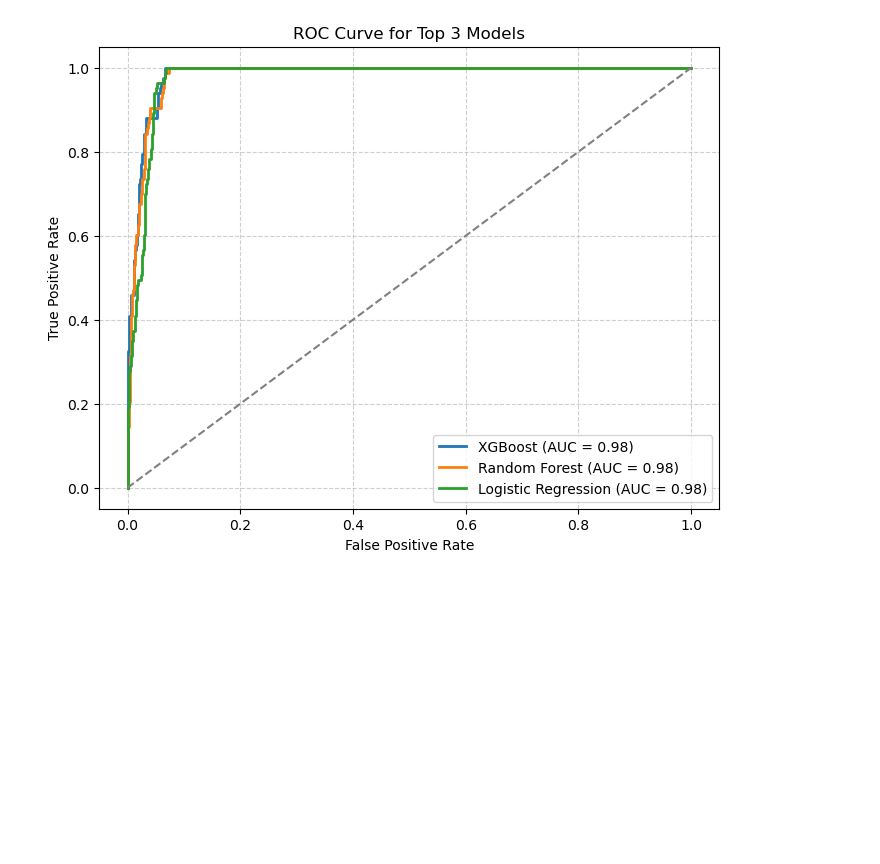
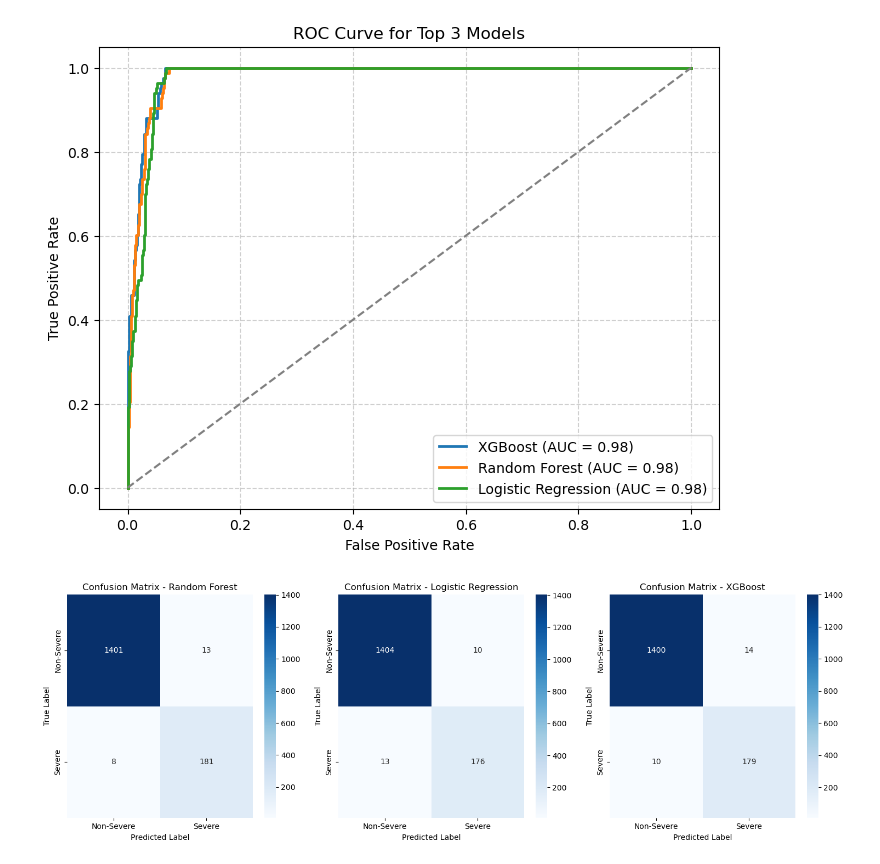
Before and after one commit to blasterniraj/disaster_prediction, a Jupyter notebook: Earthquake/1st.ipynb, the cells around one changed output. Cells and saved outputs as stored; diff of their text form; code cells hidden in the pictures; blank space fills up the shorter version.

```diff
--- a/Earthquake/1st.ipynb
+++ b/Earthquake/1st.ipynb
@@ -559,3 +467,64 @@ plt.show()
 1        Random Forest  0.932626   0.433862  0.987952  0.602941       0.982039
 2  Logistic Regression  0.925764   0.410891  1.000000  0.582456       0.977608
 [figure]
+# %%
+import pandas as pd
+import matplotlib.pyplot as plt
+import seaborn as sns
+from sklearn.model_selection import train_test_split
+from sklearn.preprocessing import StandardScaler
+from sklearn.ensemble import RandomForestClassifier
+from sklearn.linear_model import LogisticRegression
+from xgboost import XGBClassifier
+from sklearn.metrics import confusion_matrix, f1_score
+
+# Load dataset
+df = pd.read_csv("cleaned_earthquake_data.csv")
+
+df['time'] = pd.to_datetime(df['time'], format='mixed')
+df['severity'] = (df['mag'] > 4.0).astype(int)
+
+# Features and target selection
+features = ['latitude', 'longitude', 'depth', 'gap', 'dmin', 'rms']
+X = df[features]
+y = df['severity']
+
+# Standardizing data
+scaler = StandardScaler()
+X_scaled = scaler.fit_transform(X)
+
+# Splitting dataset
+X_train, X_test, y_train, y_test = train_test_split(X_scaled, y, test_size=0.2, random_state=42)
+
+# Define models
+models = {
+    "Random Forest": RandomForestClassifier(n_estimators=100, random_state=42),
+    "XGBoost": XGBClassifier(n_estimators=100, eval_metric='logloss', random_state=42),  # Fixed here
+    "Logistic Regression": LogisticRegression(max_iter=1000, random_state=42)
+}
+
+# Train models and compute F1 scores
+results = {}
+for name, model in models.items():
+    model.fit(X_train, y_train)
+    y_pred = model.predict(X_test)
+    f1 = f1_score(y_test, y_pred)
+    results[name] = {"Model": model, "F1 Score": f1, "Confusion Matrix": confusion_matrix(y_test, y_pred)}
+
+# Get top 3 models based on F1 Score
+top_3_models = sorted(results.items(), key=lambda x: x[1]['F1 Score'], reverse=True)[:3]
+
+# Plot confusion matrices
+plt.figure(figsize=(15, 5))
+for i, (name, metrics) in enumerate(top_3_models):
+    plt.subplot(1, 3, i + 1)
+    sns.heatmap(metrics["Confusion Matrix"], annot=True, fmt="d", cmap="Blues",
+                xticklabels=["Non-Severe", "Severe"], yticklabels=["Non-Severe", "Severe"])
+    plt.xlabel("Predicted Label")
+    plt.ylabel("True Label")
+    plt.title(f"Confusion Matrix - {name}")
+
+plt.tight_layout()
+plt.show()
+# %% [output]
+[figure, added]
```
Also changed, not shown: parts of 5 cells of this notebook, 1 other file.
